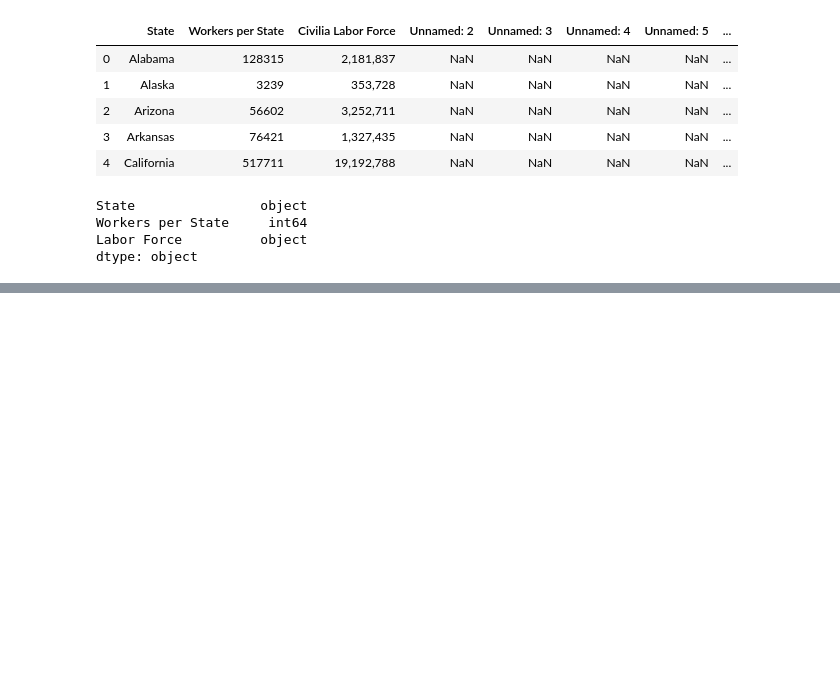
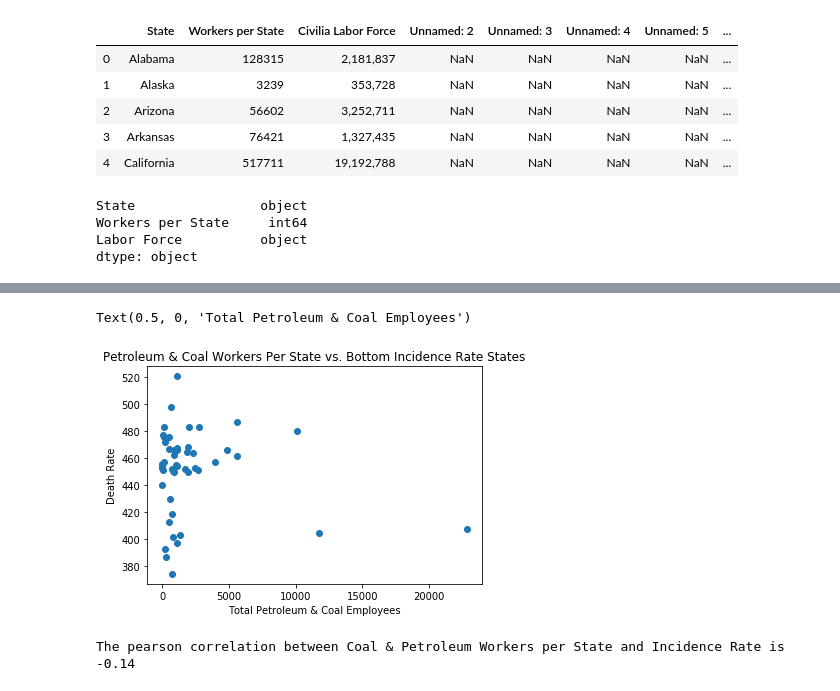
Before and after one commit to settinge/Cancer-and-Nonbiological-Variables, a Jupyter notebook: Merged_Data_and_Visualizations.ipynb, the cells around one changed output, grey strips where cells are left out. Saved outputs shown, nothing was run; the diff lists cells and outputs as text; code cells hidden in the pictures; blank space fills up the shorter version.

```diff
--- a/Merged_Data_and_Visualizations.ipynb
+++ b/Merged_Data_and_Visualizations.ipynb
@@ -81,0 +216,4 @@ st_in_brk_df.head()
+# %%
+# st_in_brk_df["Labor Force"] = pd.Series(job_lab_df["Labor Force"])
+merged_data = pd.merge(st_in_brk_df,job_lab_df,on="State",how="left")
+merged_data.head(60)
@@ -81,0 +238,4 @@ st_in_brk_df.head()
+# %%
+st_in_brk_df = merged_data
+st_in_brk_df["Manufacturing Percentage"] = (st_in_brk_df["People Employed"]  / st_in_brk_df['Labor Force']) *100
+st_in_brk_df.tail(20)
@@ -82,22 +262,33 @@ st_in_brk_df.head()
 # %%
 #Creating a dataframe that lists job figures of petrolium and coal manufacturing jobs per state
 
-petro_coal_manu = st_in_brk_df.loc[st_in_brk_df["Job Category"]=="Petroleum and coal products manufacturing"]
+#petro_coal_manu = st_in_brk_df.loc[st_in_brk_df["Job Category"]=="Petroleum and coal products manufacturing"]
+
+#petro_coal_manu
+
+petro_coal_manu = st_in_brk_df.loc[st_in_brk_df["NAICS Code"]==3241]
+
+#petro_coal_manu.sort_values("State", ascending = True)
 # %%
 pc_cancer = pd.merge(petro_coal_manu,cancer_rate_df, on="State" )
 # %%
 #figure of coal and petroleum workers compared in cancer rate deaths
 plt.figure()
-plt.scatter(pc_cancer["People Employed"],pc_cancer["Cancer Death_per_hundred_cancer_patient"])
+plt.scatter(pc_cancer["People Employed"],pc_cancer["Incidence Rate"])
 
-plt.title("Petroleum & Coal Workers Per State vs. Bottom Cancer Death Rates States")
+plt.title("Petroleum & Coal Workers Per State vs. Bottom Incidence Rate States")
 plt.ylabel("Death Rate")
 plt.xlabel("Total Petroleum & Coal Employees")
+# %% [output]
+Text(0.5, 0, 'Total Petroleum & Coal Employees')
+[figure, added]
 # %%
 x_axis= pc_cancer["People Employed"]
-y_axis= pc_cancer["Cancer Death_per_hundred_cancer_patient"]
+y_axis= pc_cancer["Incidence Rate"]
 correlation = st.pearsonr(x_axis,y_axis)
-print(f"The pearson correlation between Workers per State and Cancer Death Rate is {round(correlation[0],2)}")
+print(f"The pearson correlation between Coal & Petroleum Workers per State and Incidence Rate is {round(correlation[0],2)}")
+# %% [output]
+The pearson correlation between Coal & Petroleum Workers per State and Incidence Rate is -0.14
 # %%
 #Creating a dataframe that lists job figures of chemical manufacturing jobs per state
 
```
Also changed, not shown: parts of 31 cells of this notebook, 1 other file.
